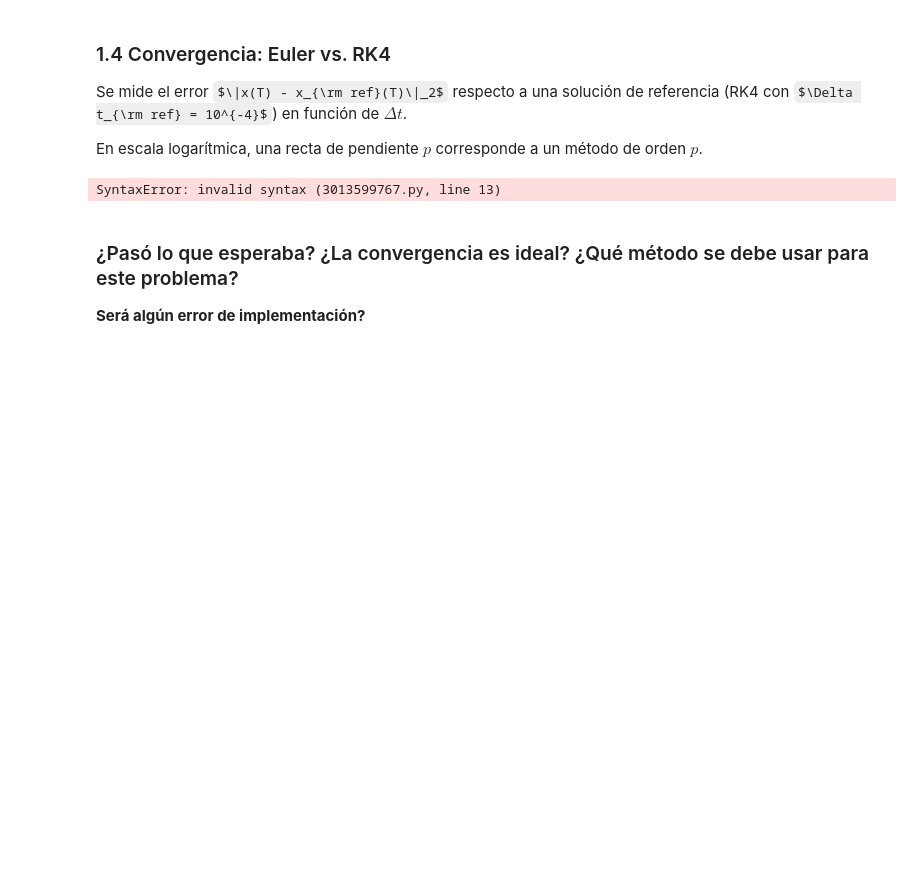
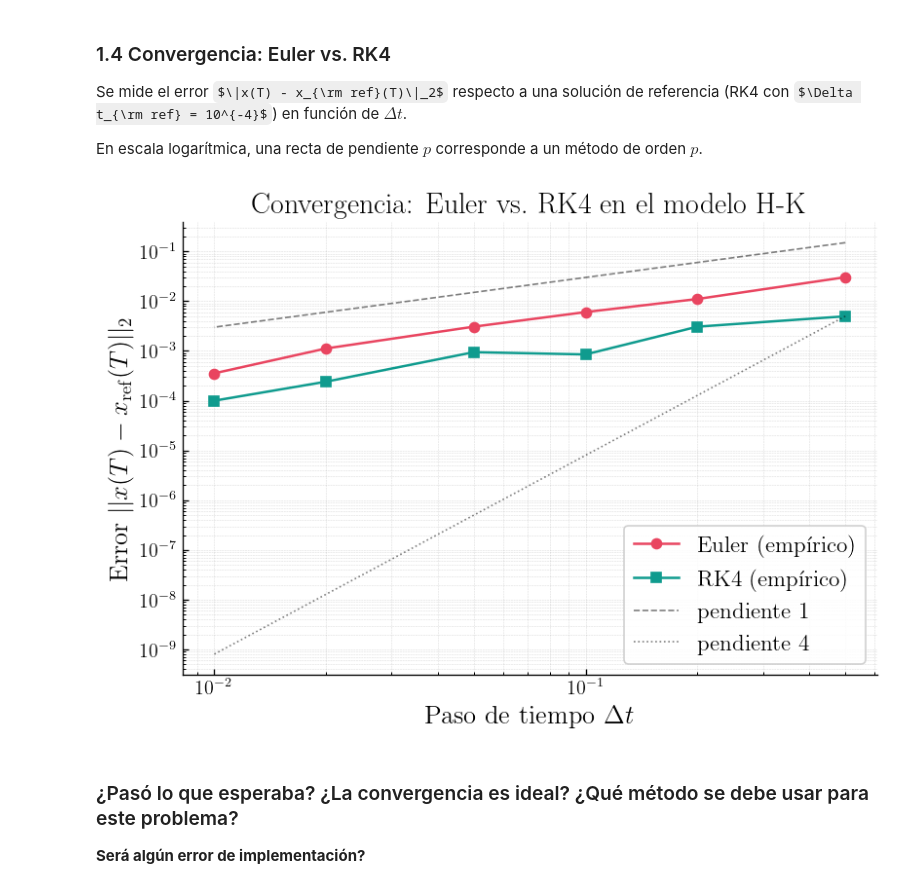
Before and after one commit to manubastidas/programacionCientifica, a Jupyter notebook: EDOS/sistemas_dinamicos2.ipynb, the cells around one changed output. Cells and saved outputs as stored; diff of their text form; code cells hidden in the pictures; some formulas as TeX source; blank space fills up the shorter version.

```diff
--- a/EDOS/sistemas_dinamicos2.ipynb
+++ b/EDOS/sistemas_dinamicos2.ipynb
@@ -299,7 +315,10 @@ de referencia (RK4 con $\Delta t_{\rm ref} = 10^{-4}$) en función de $\Delta t$
 
 En escala logarítmica, una recta de pendiente $p$ corresponde a un método de orden $p$.
 # %%
-# ── Convergencia de Euler y RK4 en el modelo H-K ────────────────────────────
+import matplotlib.pyplot as plt
+import numpy as np
+
+# ── Convergencia de Euler y RK4 en el modelo H-K ──────────────
 # Se usa una condición inicial pequeña fija y un epsilon donde la dinámica
 # es suave para que la comparación sea limpia.
 
@@ -307,48 +326,51 @@ N_c    = 5
 x0_c   = np.array([-0.80, -0.30, 0.00, 0.40, 0.75])
 eps_c  = 0.60
 T_c    = 4.0
+#solucion de referencia numerica de alta precision
 
 # Solución de referencia: RK4 con paso muy pequeño
 dt_ref   = 1e-4
 t_ref    = np.arange(0, T_c + dt_ref, dt_ref)
-X_ref    = # Si no hay solucion analítica entonces con quién se compara?
+X_ref    = rk4(hk_rhs, x0_c, t_ref, eps=eps_c)
 x_end    = X_ref[-1]  # estado final de referencia
 
 # Barrido de pasos de tiempo
 dts      = [0.50, 0.20, 0.10, 0.05, 0.02, 0.01]
 err_eu   = []   # errores de Euler
 err_rk   = []   # errores de RK4
 
 for dt_ in dts:
     t_ = np.arange(0, T_c + dt_, dt_)
 
     # Error de Euler: norma del estado final vs referencia
-    Xe = ...
+    Xe = euler(hk_rhs, x0_c, t_, eps=eps_c)
     err_eu.append(np.linalg.norm(Xe[-1] - x_end))
 
     # Error de RK4
-    Xr = ...
+    Xr = rk4(hk_rhs, x0_c, t_, eps=eps_c)
     err_rk.append(np.linalg.norm(Xr[-1] - x_end))
 
 dts_arr = np.array(dts)
 
 fig, ax = plt.subplots(figsize=(7, 5))
 
 # Errores de cada método
+ax.loglog(dts_arr, err_eu, "o-", color="#E94560", lw=1.5, label="Euler (empírico)")
+ax.loglog(dts_arr, err_rk, "s-", color="#0F9B8E", lw=1.5, label="RK4 (empírico)")
 
 # Rectas de referencia teóricas (pendientes 1 y 4)
 ax.loglog(dts_arr, 0.30 * dts_arr**1, "k--", lw=1, alpha=0.5, label="pendiente 1")
 ax.loglog(dts_arr, 0.08 * dts_arr**4, "k:",  lw=1, alpha=0.5, label="pendiente 4")
 
 ax.set_xlabel(r"Paso de tiempo $\Delta t$")
-ax.set_ylabel(r"Error $\|x(T) - x_{\rm ref}(T)\|_2$")
+ax.set_ylabel(r"Error $||x(T) - x_{\rm ref}(T)||_2$")
 ax.set_title(r"Convergencia: Euler vs.\ RK4 en el modelo H-K")
 ax.legend(framealpha=0.9)
 ax.grid(True, which="both", alpha=0.3)
 plt.tight_layout()
 plt.show()
 # %% [output]
-SyntaxError: invalid syntax (3013599767.py, line 13)
+[figure, added]
 # %% [markdown]
 ### ¿Pasó lo que esperaba? ¿La convergencia es ideal? ¿Qué método se debe usar para este problema?
 
```
Also changed, not shown: parts of 1 cell of this notebook.
